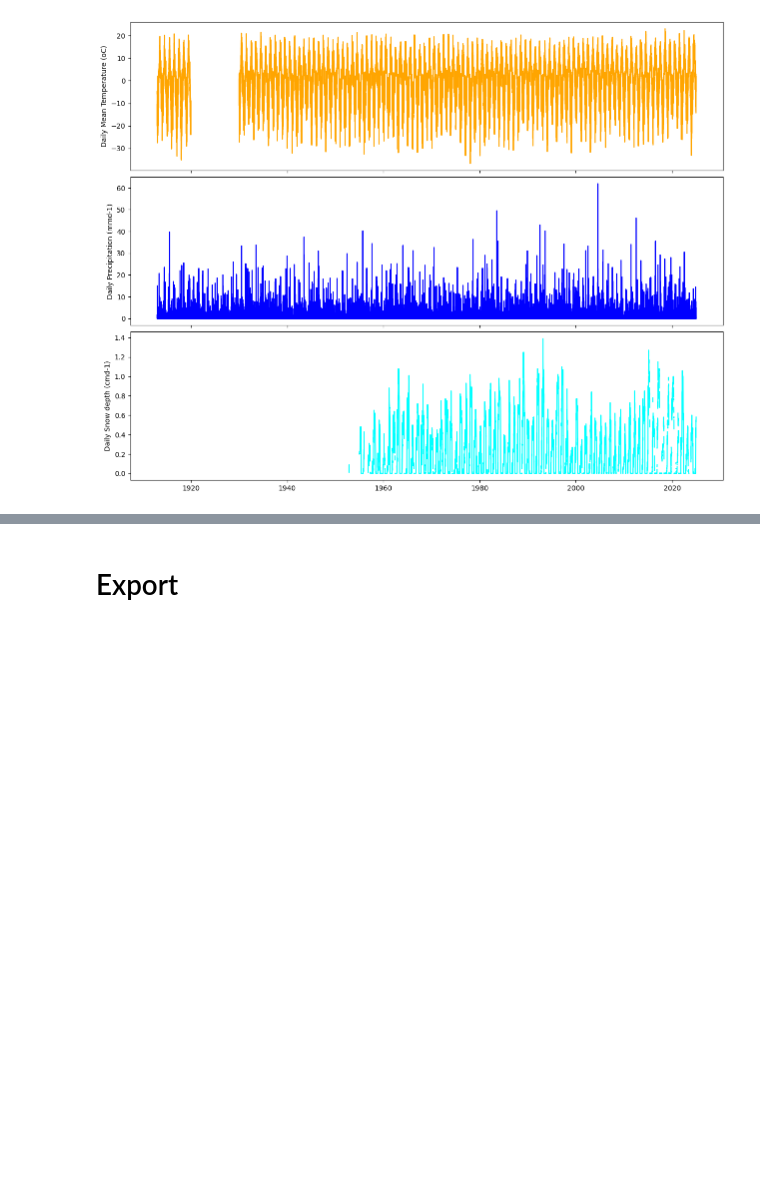
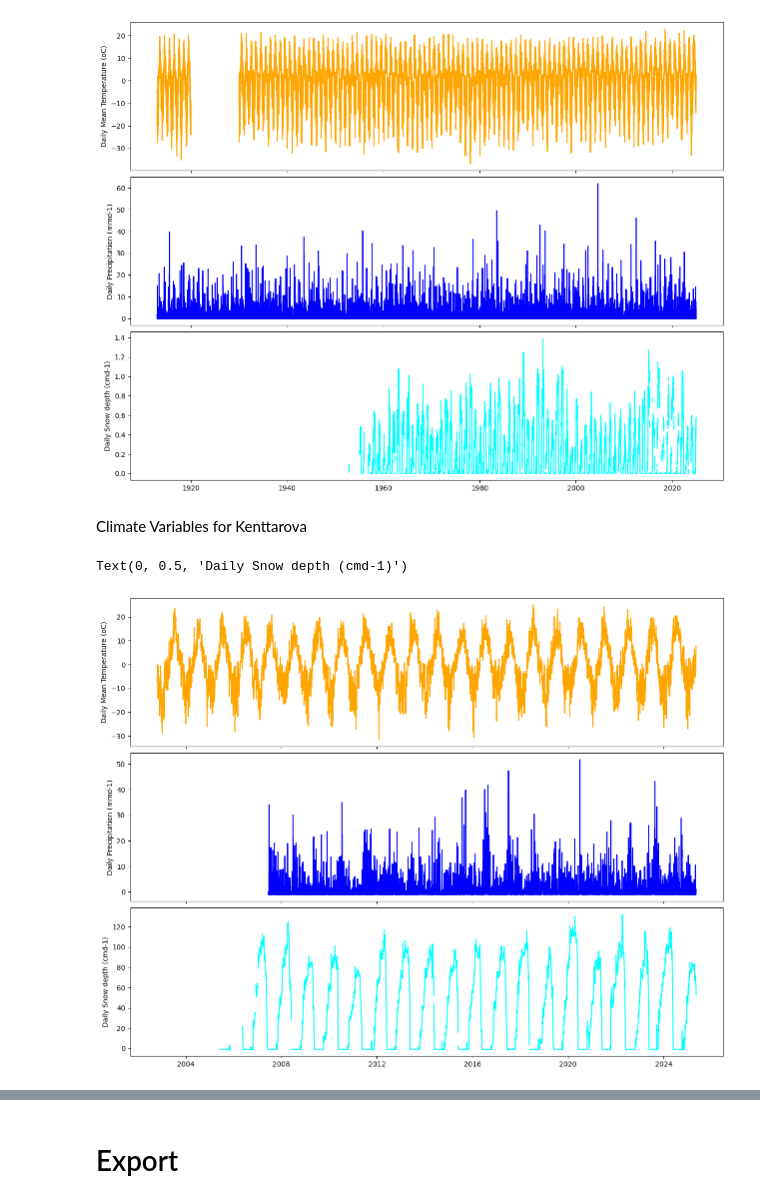
Before and after one commit to lauriequincey/arctic-ecosystems, a Jupyter notebook: climate processing.ipynb, the cells around one changed output, grey strips where cells are left out. Cells and saved outputs as stored; diff of their text form; code cells hidden in the pictures; blank space fills up the shorter version.

Commit message:
Refactor climate processing

```diff
--- a/climate processing.ipynb
+++ b/climate processing.ipynb
@@ -279,3 +202,17 @@ fi_ken_clim
+# %%
+# Clean data
+def cleaner(df, variable_names, bad_values):
+    df[variable_names] = df[variable_names].replace(bad_values, np.nan) # Replace visible/known missing values
+    df = df.reindex(pd.date_range(start = df.index[0], end = df.index[-1], freq = "D")) # Reindex to deal with hidden missing values
+    return df
+# %%
+atmos = cleaner(atmos, ["nao", "ao"], -9999.0)
+
+se_sto_clim = cleaner(se_sto_clim, ["temperature", "precipitation", "snowdepth"], [-9999.0])
+
+fi_ken_clim = cleaner(fi_ken_clim, ["temperature", "precipitation", "snowdepth"], [-9999.0])
+fi_sod_clim = cleaner(fi_sod_clim, ["temperature", "precipitation", "snowdepth"], [-9999.0])
+fi_var_clim = cleaner(fi_var_clim, ["temperature", "precipitation", "snowdepth"], [-9999.0])
 # %% [markdown]
 # Preview
 # %%
@@ -346,3 +283,38 @@ ax[2].set_ylabel("Daily Snow depth (cmd-1)")
 # %% [output]
 Text(0, 0.5, 'Daily Snow depth (cmd-1)')
 [figure]
+# %% [markdown]
+Climate Variables for Kenttarova
+# %%
+df = fi_ken_clim#.resample("MS").mean().rolling(12, center = True, min_periods = 8).mean()
+
+nrows = 3
+ncols = 1
+squish_factor = 6
+fig, ax = plt.subplots(
+    nrows = nrows, ncols = ncols,
+    figsize = (fig_wide, (fig_wide / fig_gold) * ((nrows - 1) / ncols) - squish_factor),
+    sharex = True, constrained_layout = True
+)
+ax = ax.flatten()
+
+sp0 = ax[0].plot(
+    df["temperature"],
+    c = "orange",
+)
+ax[0].set_ylabel("Daily Mean Temperature (oC)")
+
+sp1 = ax[1].plot(
+    df["precipitation"],
+    c = "blue",
+)
+ax[1].set_ylabel("Daily Precipitation (mmd-1)")
+
+sp2 = ax[2].plot(
+    df["snowdepth"],
+    c = "cyan",
+)
+ax[2].set_ylabel("Daily Snow depth (cmd-1)")
+# %% [output]
+Text(0, 0.5, 'Daily Snow depth (cmd-1)')
+[figure, added]
```
Also changed, not shown: parts of 34 cells of this notebook.
